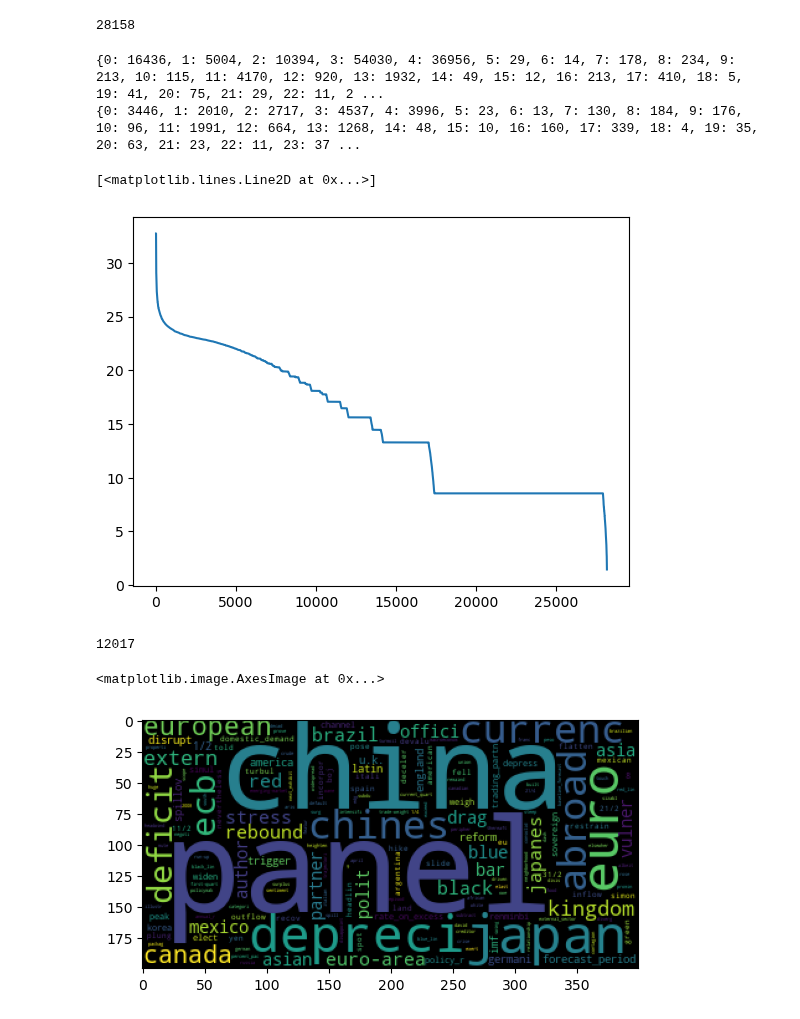
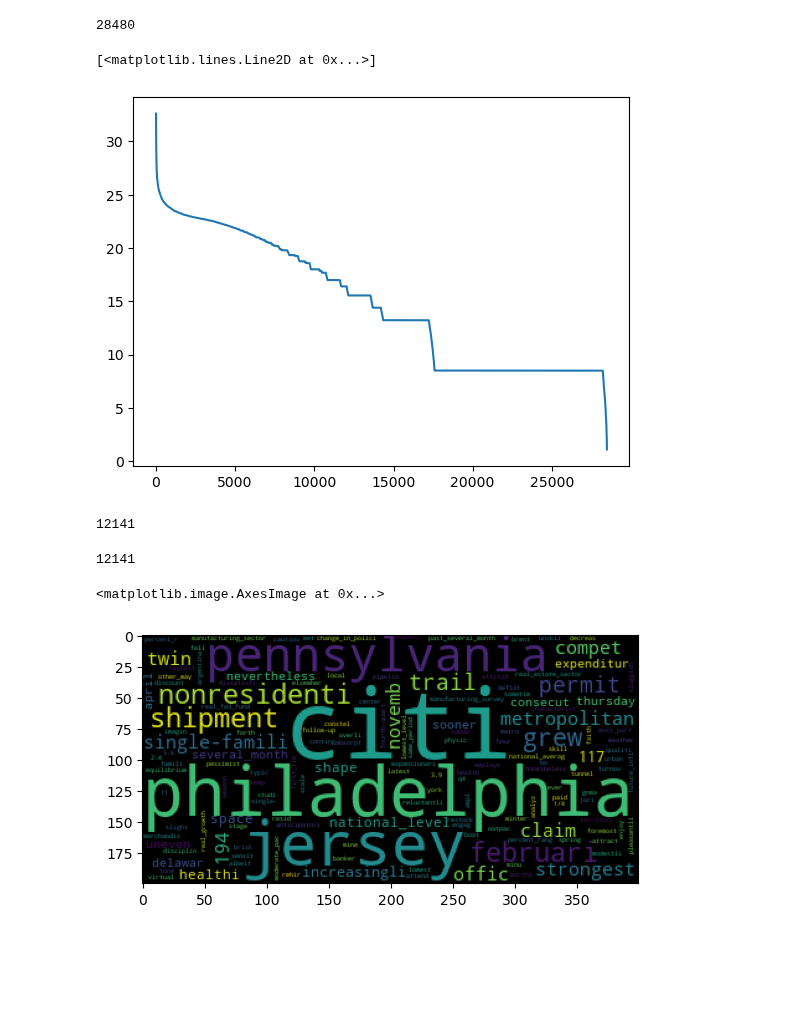
Before and after one commit to bendurham441/fed-nlp, a Jupyter notebook: topic_modelling.ipynb, the cells around one changed output. Drawn from its saved outputs; the diff is of its cells as text; code cells hidden in the pictures; blank space fills up the shorter version.

Commit message:
Final iteration of topic modelling for 362 paper draft

```diff
--- a/topic_modelling.ipynb
+++ b/topic_modelling.ipynb
@@ -17,5 +15,7 @@ stemmer = SnowballStemmer('english')
+# %%
+stemmer = PorterStemmer()
 # %%
-tdf_g = pd.read_csv('speaker_grouped.csv')
+tdf_g = pd.read_csv('speaker_grouped_trimmed.csv', index_col=0)
 # %%
 tdf_g
 # %% [output]
@@ -35,5 +35,3 @@ tdf_g
-# %%
-tdf_g = tdf_g[pd.to_datetime(tdf_g['date']).dt.year >= 1994]
 # %%
 tdf_g['tokens'] = tdf_g['text_enhanced'].apply(lambda x : utils.process(x, stemmer=stemmer))
 # %%
@@ -45,7 +43,7 @@ unfiltered_corpus = [dictionary.doc2bow(text) for text in texts]
 # %%
 len(dictionary)
 # %% [output]
-28158
+28480
 # %%
 count = 0
 
@@ -63,9 +61,6 @@ for text in texts:
         else:
             doc_appears[token] = 1
     count +=1
-# %% [output]
-{0: 16436, 1: 5004, 2: 10394, 3: 54030, 4: 36956, 5: 29, 6: 14, 7: 178, 8: 234, 9: 213, 10: 115, 11: 4170, 12: 920, 13: 1932, 14: 49, 15: 12, 16: 213, 17: 410, 18: 5, 19: 41, 20: 75, 21: 29, 22: 11, 2 ...
-{0: 3446, 1: 2010, 2: 2717, 3: 4537, 4: 3996, 5: 23, 6: 13, 7: 130, 8: 184, 9: 176, 10: 96, 11: 1991, 12: 664, 13: 1268, 14: 48, 15: 10, 16: 160, 17: 339, 18: 4, 19: 35, 20: 63, 21: 23, 22: 11, 23: 37 ...
 # %%
 idf = {i: math.log(len(texts) / doc_appears[i]) for i in range(len(dictionary))}
 # %%
@@ -76,24 +71,26 @@ tfidf_vals = sorted([rank for rank in tfidf_global.values()], reverse=True)
 plt.plot(tfidf_vals)
 # %% [output]
 [<matplotlib.lines.Line2D at 0x...>]
-[figure, old version]
+[figure, new version]
 # %%
 tokens_to_keep = [i for i, tfidf in tfidf_global.items() if tfidf > tfidf_vals[13000]]
 len(tokens_to_keep)
 # %% [output]
-12017
+12141
 # %%
 dictionary.filter_tokens(good_ids=tokens_to_keep)
 dictionary.compactify()
 len(dictionary)
+# %% [output]
+12141
 # %%
 corpus = [dictionary.doc2bow(text) for text in texts]
 # %%
 K = 45
 # %%
-ldamodel = LdaModel(corpus, num_topics=K, id2word=dictionary, passes=5, random_state=0, minimum_probability=0, eta=0.025, alpha=50/K)
+ldamodel = LdaModel(corpus, num_topics=K, id2word=dictionary, passes=10, random_state=0, minimum_probability=0, eta=0.025, alpha=50/K)
 # %%
-plt.imshow(WordCloud().fit_words(dict(ldamodel.show_topic(22, 200))))
+plt.imshow(WordCloud().fit_words(dict(ldamodel.show_topic(23, 200))))
 # %% [output]
 <matplotlib.image.AxesImage at 0x...>
-[figure, old version]
+[figure, new version]
```
Also changed, not shown: parts of 13 cells of this notebook.
